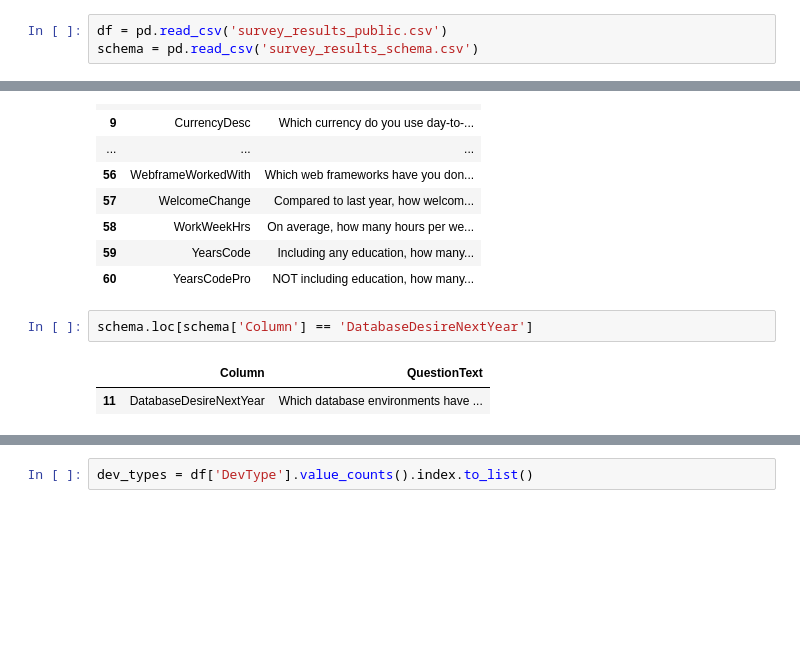
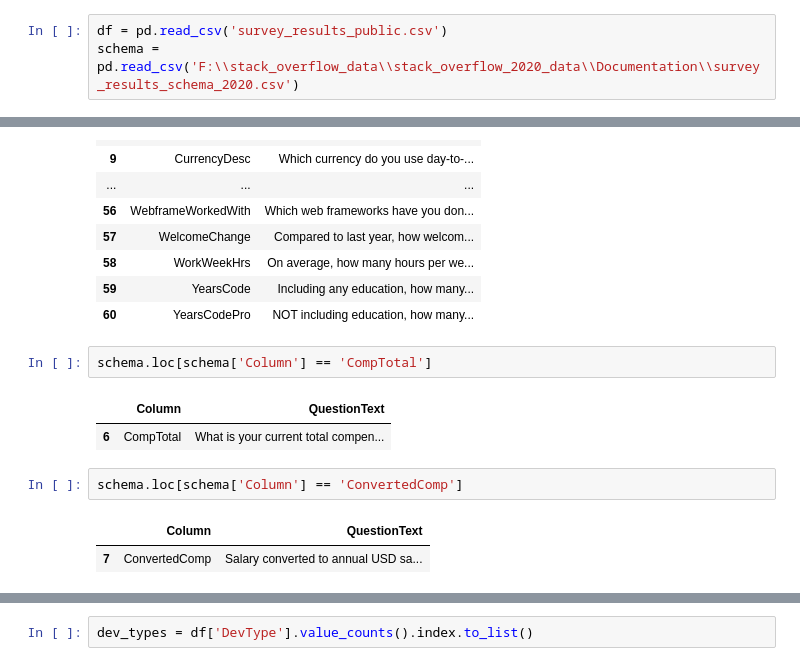
Before and after one commit to sjlapan/stack_overflow_2020_data, a Jupyter notebook: Initial Exploration.ipynb, the cells around one changed output, grey strips where cells are left out. Drawn from its saved outputs; the diff is of its cells as text; blank space fills up the shorter version.

```diff
--- a/Initial Exploration.ipynb
+++ b/Initial Exploration.ipynb
@@ -14,6 +31,6 @@ pd.options.display.max_seq_items = 2000
 # %%
 df = pd.read_csv('survey_results_public.csv')
-schema = pd.read_csv('survey_results_schema.csv')
+schema = pd.read_csv('F:\\stack_overflow_data\\stack_overflow_2020_data\\Documentation\\survey_results_schema_2020.csv')
 # %%
 df.columns
 # %% [output]
@@ -55,10 +72,15 @@ schema
 | 59 | YearsCode | Including any education, how many... |
 | 60 | YearsCodePro | NOT including education, how many... |
 # %%
-schema.loc[schema['Column'] == 'DatabaseDesireNextYear']
+schema.loc[schema['Column'] == 'CompTotal']
 # %% [output]
 |  | Column | QuestionText |
-| 11 | DatabaseDesireNextYear | Which database environments have ... |
+| 6 | CompTotal | What is your current total compen... |
+# %%
+schema.loc[schema['Column'] == 'ConvertedComp']
+# %% [output]
+|  | Column | QuestionText |
+| 7 | ConvertedComp | Salary converted to annual USD sa... |
 # %%
 df['DatabaseDesireNextYear'].value_counts()
 # %% [output]
```
Also changed, not shown: parts of 36 cells of this notebook.
